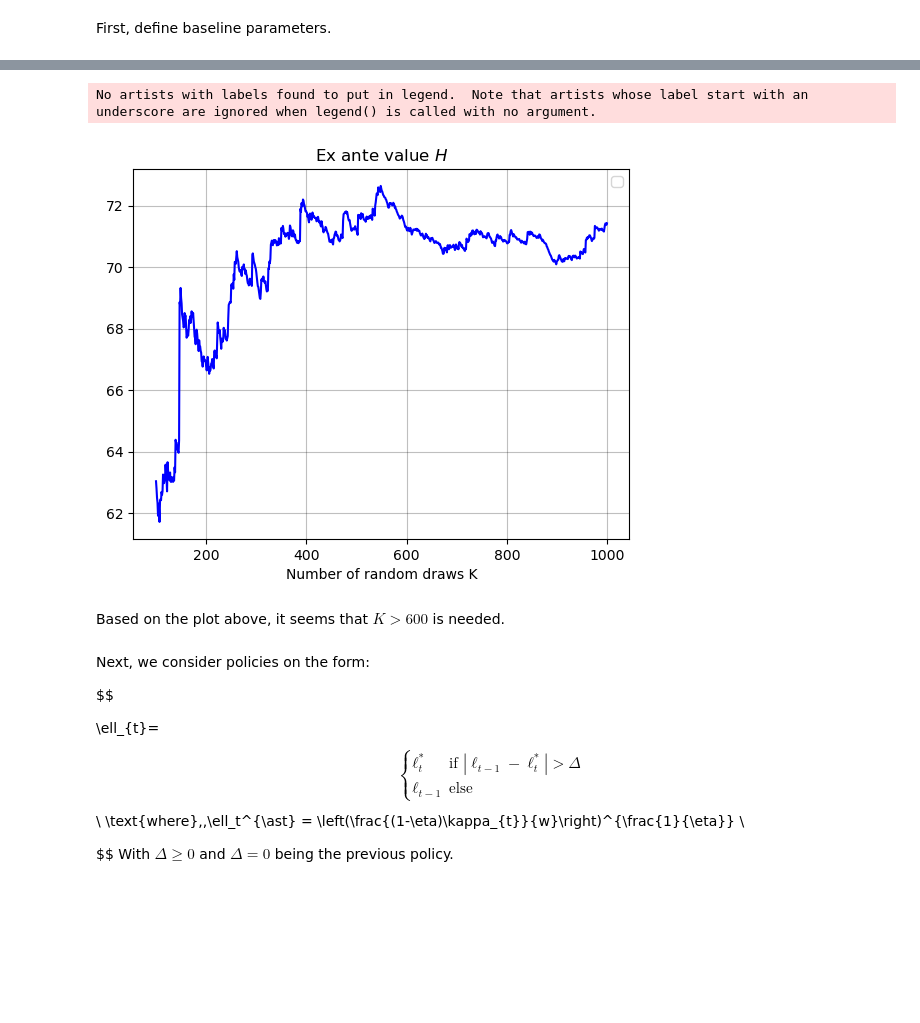
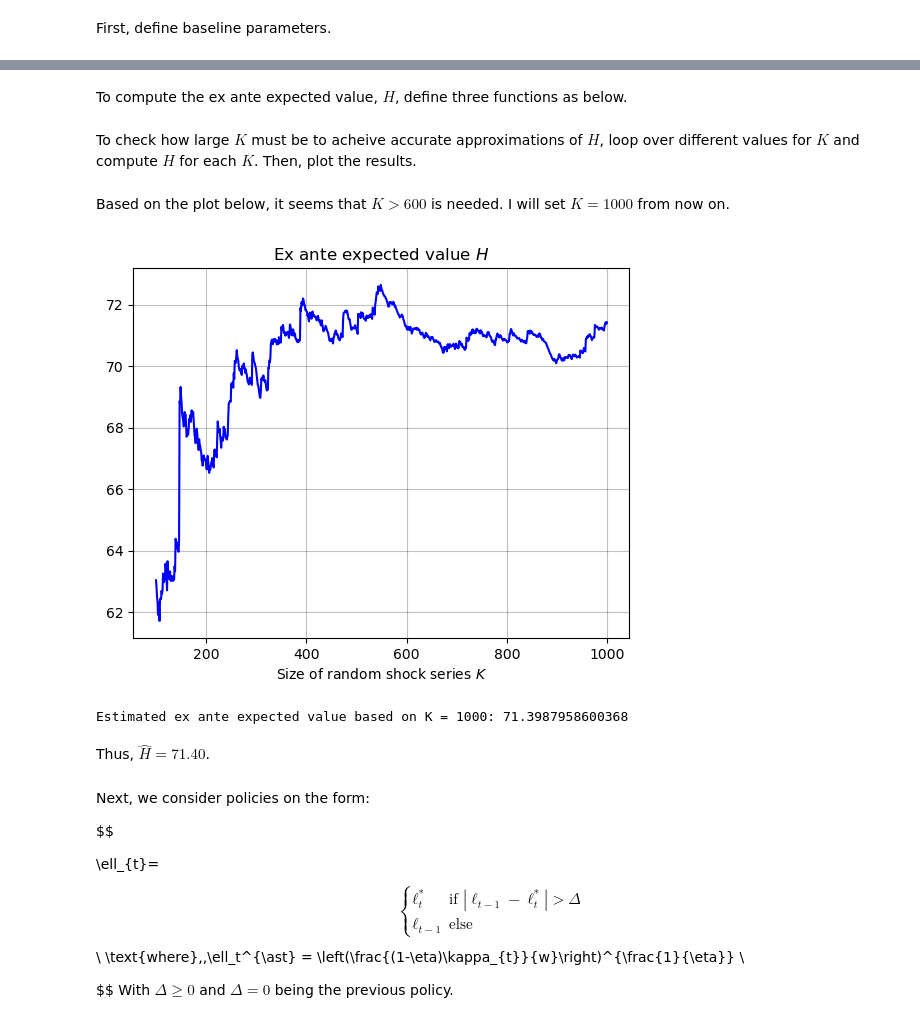
Before and after one commit to NumEconCopenhagen/projects-2023-andreas, a Jupyter notebook: examproject/Exam-2023-notebook.ipynb, the cells around one changed output, grey strips where cells are left out. Drawn from its saved outputs; the diff is of its cells as text; code cells hidden in the pictures; blank space fills up the shorter version.

```diff
--- a/examproject/Exam-2023-notebook.ipynb
+++ b/examproject/Exam-2023-notebook.ipynb
@@ -619,7 +619,7 @@ for kappa in kappas:
     # b2. find optimal l numerically
     lstar_num = scipy.optimize.minimize(profits, x0=1, method='Nelder-Mead', bounds=[(0,np.inf)])
     # b3. find optimal l analytically
-    lstar_an = lstar()
+    lstar_an = lstar(kappa)
     # b4. save to list
     sols_an.append(lstar_an)
     sols_num.append(lstar_num.x)
@@ -701,7 +701,7 @@ def setup():
     # c. grid of kappa
 
     # c1. initialize
-    grid_kappa = np.zeros((par.K, par.T))
+    grid_kappa = np.zeros((par.K, par.T)) + 1e-8
     grid_kappa[:,0] = 1 # since kappa_(-1) = 1
 
     # c2. AR(1) process
@@ -714,6 +714,8 @@ def setup():
         grid_kappa[:,t] = kappa(epsilon,kappa_lag)
 
     return grid_kappa
+# %% [markdown]
+To compute the ex ante expected value, $H$, define three functions as below.
 # %%
 # a. function to discount profit matrix
 def discount(profits):
@@ -731,23 +733,27 @@ def iota(l):
     return iota
 
 # c. function to compute ex ante value
-def value_ex_ante(grid_kappa):
+def value_ex_ante(grid_kappa,policy):
 
     # c1. calculate production input, l
-    l = (((1-par.eta) * grid_kappa)/par.w)**(1/par.eta)
+    l = policy(grid_kappa)
     l[:,0] = 1e-8 # since l_(-1) = 0
 
     # c2. calculate profits
     profits = grid_kappa * l**(1-par.eta) - par.w * l - iota(l)
-    profits = profits[:,1:] # disregard t = -1
 
-    # c3. discount profits
+    # c3. disregard t = -1
+    profits = profits[:,1:]
+
+    # c4. discount profits
     discounted_profits = discount(profits)
 
-    # c4. calculate ex ante value
+    # c5. calculate ex ante value as the mean
     value_ex_ante = (1/par.K) * np.sum(discounted_profits)
 
     return value_ex_ante
+# %% [markdown]
+To check how large $K$ must be to acheive accurate approximations of $H$, loop over different values for $K$ and compute $H$ for each $K$. Then, plot the results.
 # %%
 values = []
 Ks = []
@@ -760,21 +766,28 @@ for k in range(100,1000):
     # b. get grid_kappa
     grid_kappa = setup()
     # c. compute ex ante value
-    value = value_ex_ante(grid_kappa)
+    value = value_ex_ante(grid_kappa,lstar)
     # d. save value to list
     values.append(value)
     Ks.append(k)
+# %% [markdown]
+Based on the plot below, it seems that $K > 600$ is needed. I will set $K = 1000$ from now on.
 # %%
 plt.plot(Ks, values, '-', color='blue')
-plt.xlabel('Number of random draws K')
-plt.title('Ex ante value $H$')
-plt.legend()
+plt.xlabel('Size of random shock series $K$')
+plt.title('Ex ante expected value $H$')
 plt.show()
 # %% [output]
-No artists with labels found to put in legend.  Note that artists whose label start with an underscore are ignored when legend() is called with no argument.
-[figure, old version]
+[figure, new version]
-# %% [markdown]
-Based on the plot above, it seems that $K > 600$ is needed.
+# %%
+par.K = 1000
+grid_kappa = setup()
+value = value_ex_ante(grid_kappa,lstar)
+print(f'Estimated ex ante expected value based on K = 1000: '+str(value))
+# %% [output]
+Estimated ex ante expected value based on K = 1000: 71.3987958600368
+# %% [markdown]
+Thus, $\hat{H} = 71.40$.
 # %% [markdown]
 Next, we consider policies on the form:
 
```
Also changed, not shown: parts of 24 cells of this notebook.
